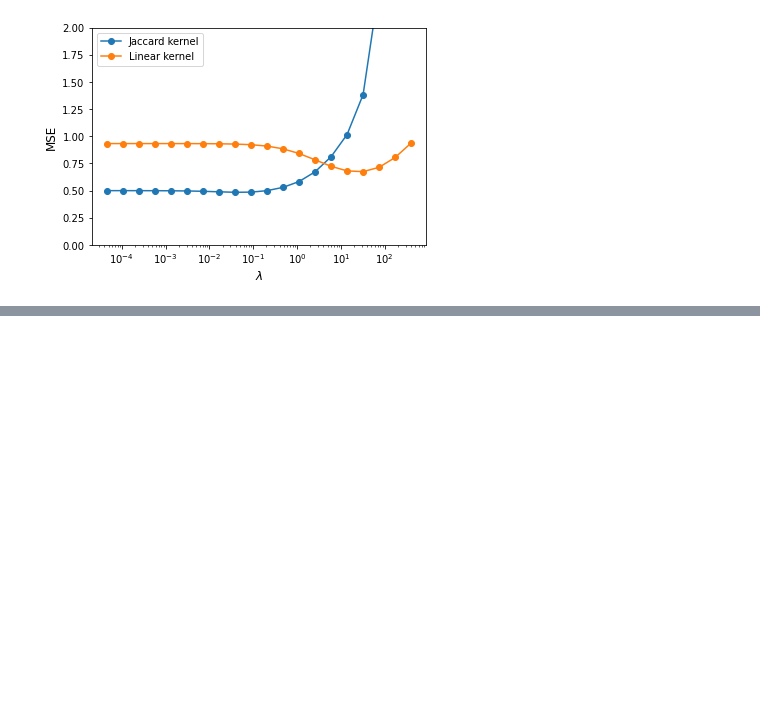
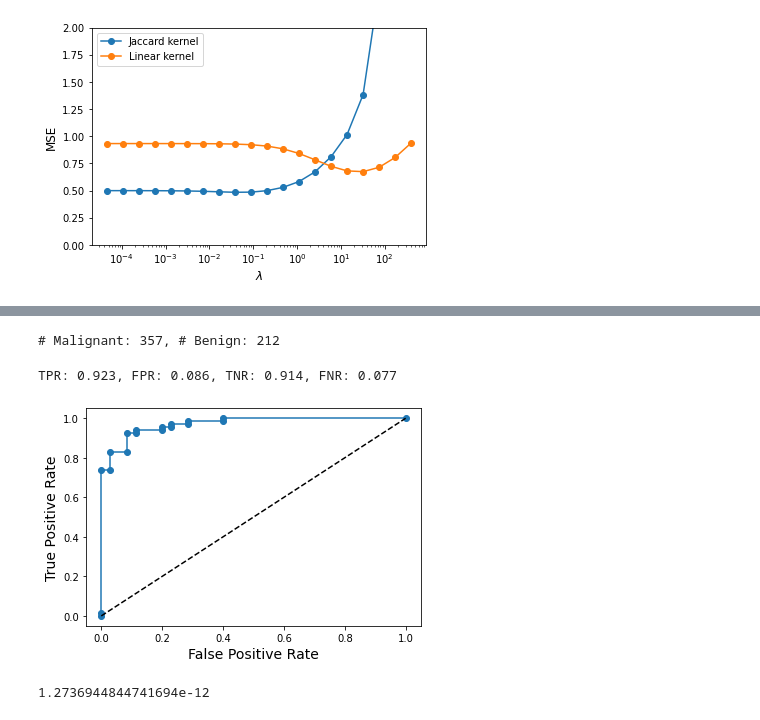
Before and after one commit to rythei/linear-models, a Jupyter notebook: content/generalizing_linear_regression/scratch.ipynb, the cells around one changed output, grey strips where cells are left out. Cells and saved outputs as stored; diff of their text form; code cells hidden in the pictures; blank space fills up the shorter version.

```diff
--- a/content/generalizing_linear_regression/scratch.ipynb
+++ b/content/generalizing_linear_regression/scratch.ipynb
@@ -216,0 +276,4 @@ plt.show()
+# %%
+import pandas as pd
+
+dataset = pd.read_csv("datasets/breast_cancer.csv")
@@ -216,0 +294,8 @@ plt.show()
+# %%
+ix_test = np.random.choice(X.shape[0], 100, replace=False)
+ix_train = [j for j in range(X.shape[0]) if j not in ix_test]
+
+X_train, y_train = X[ix_train], y[ix_train]
+X_test, y_test = X[ix_test], y[ix_test]
+
+X_train.shape, X_test.shape
@@ -216,0 +304,5 @@ plt.show()
+# %%
+import statsmodels.api as sm
+
+model = sm.Logit(y_train, X_train).fit()
+model.summary()
@@ -216,0 +342,14 @@ plt.show()
+# %%
+# compute predicted probabilties
+p_hat_train = model.predict(X_train)
+p_hat_test = model.predict(X_test)
+
+# treshold the predicted probabilities
+y_hat_train = (p_hat_train >= 0.5).astype(int)
+y_hat_test = (p_hat_test >= 0.5).astype(int)
+
+# compute the errors
+error_train = np.mean(y_hat_train != y_train)
+error_test = np.mean(y_hat_test != y_test)
+
+print(f"training error = {round(error_train,3)}, test error = {round(error_test,3)}")
@@ -216,0 +376,32 @@ plt.show()
+# %%
+n_malignant = np.sum(y_test==1)
+n_benign = np.sum(y_test==0)
+
+print(f"# Malignant: {n_malignant}, # Benign: {n_benign}")
+# %% [output]
+# Malignant: 357, # Benign: 212
+# %%
+n_pos = np.sum(y_test==1)
+n_neg = np.sum(y_test==0)
+
+TPR = n_true_pos/n_pos
+FPR = n_false_pos/n_neg
+TNR = n_true_neg/n_neg
+FNR = n_false_neg/n_pos
+
+print(f"TPR: {round(TPR,3)}, FPR: {round(FPR,3)}, TNR: {round(TNR,3)}, FNR: {round(FNR,3)}")
+# %% [output]
+TPR: 0.923, FPR: 0.086, TNR: 0.914, FNR: 0.077
+# %%
+from sklearn.metrics import roc_curve, auc
+import matplotlib.pyplot as plt
+
+FPRs, TPRs, thresholds = roc_curve(y_test, p_hat_test)
+
+plt.plot(FPRs, TPRs, marker='o')
+plt.plot([0,1], [0,1], color='black', linestyle='--')
+plt.xlabel("False Positive Rate", fontsize=14)
+plt.ylabel("True Positive Rate", fontsize=14)
+plt.show()
+# %% [output]
+[figure, added]
@@ -216,0 +410,4 @@ plt.show()
+# %%
+thresholds[17]
+# %% [output]
+1.2736944844741694e-12
```
Also changed, not shown: parts of 9 cells of this notebook, 25 other files.
